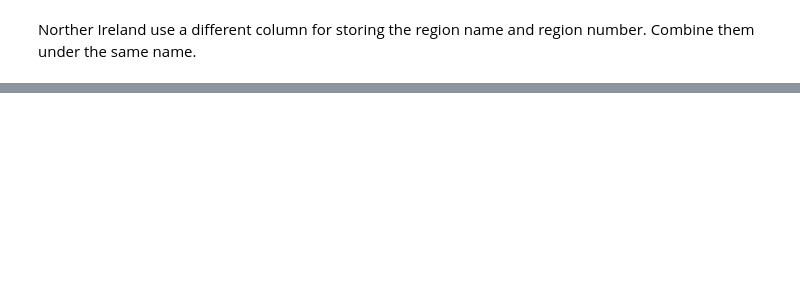
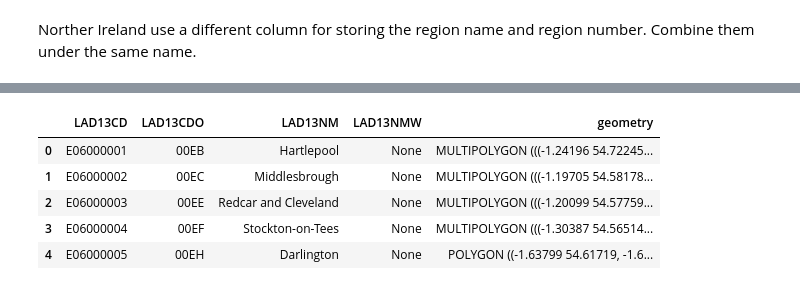
Before and after one commit to gabrielegranello/Dataviz, a Jupyter notebook: Data_cleaning.ipynb, the cells around one changed output, grey strips where cells are left out. Drawn from its saved outputs; the diff is of its cells as text; code cells hidden in the pictures; blank space fills up the shorter version.

```diff
--- a/Data_cleaning.ipynb
+++ b/Data_cleaning.ipynb
@@ -100,0 +178,11 @@ memory usage: 32.6+ KB
+# %%
+gdf = gpd.read_file('England.json');  # read the data for England
+# %%
+gdf.head()
+# %% [output]
+|  | LAD13CD | LAD13CDO | LAD13NM | LAD13NMW | geometry |
+| 0 | E06000001 | 00EB | Hartlepool | None | MULTIPOLYGON (((-1.24196 54.72245... |
+| 1 | E06000002 | 00EC | Middlesbrough | None | MULTIPOLYGON (((-1.19705 54.58178... |
+| 2 | E06000003 | 00EE | Redcar and Cleveland | None | MULTIPOLYGON (((-1.20099 54.57759... |
+| 3 | E06000004 | 00EF | Stockton-on-Tees | None | MULTIPOLYGON (((-1.30387 54.56514... |
+| 4 | E06000005 | 00EH | Darlington | None | POLYGON ((-1.63799 54.61719, -1.6... |
```
Also changed, not shown: parts of 24 cells of this notebook, 2 other files.
